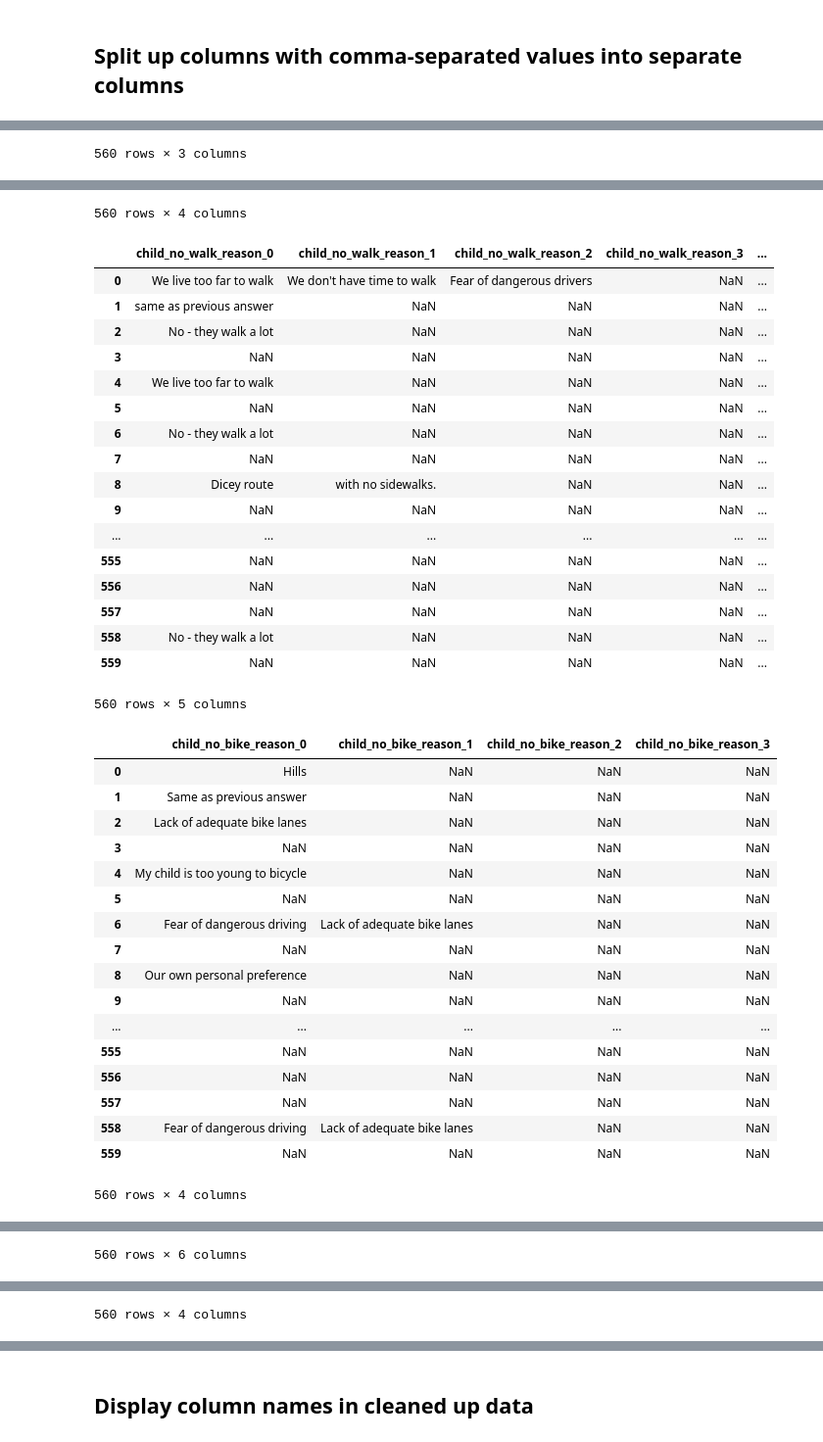
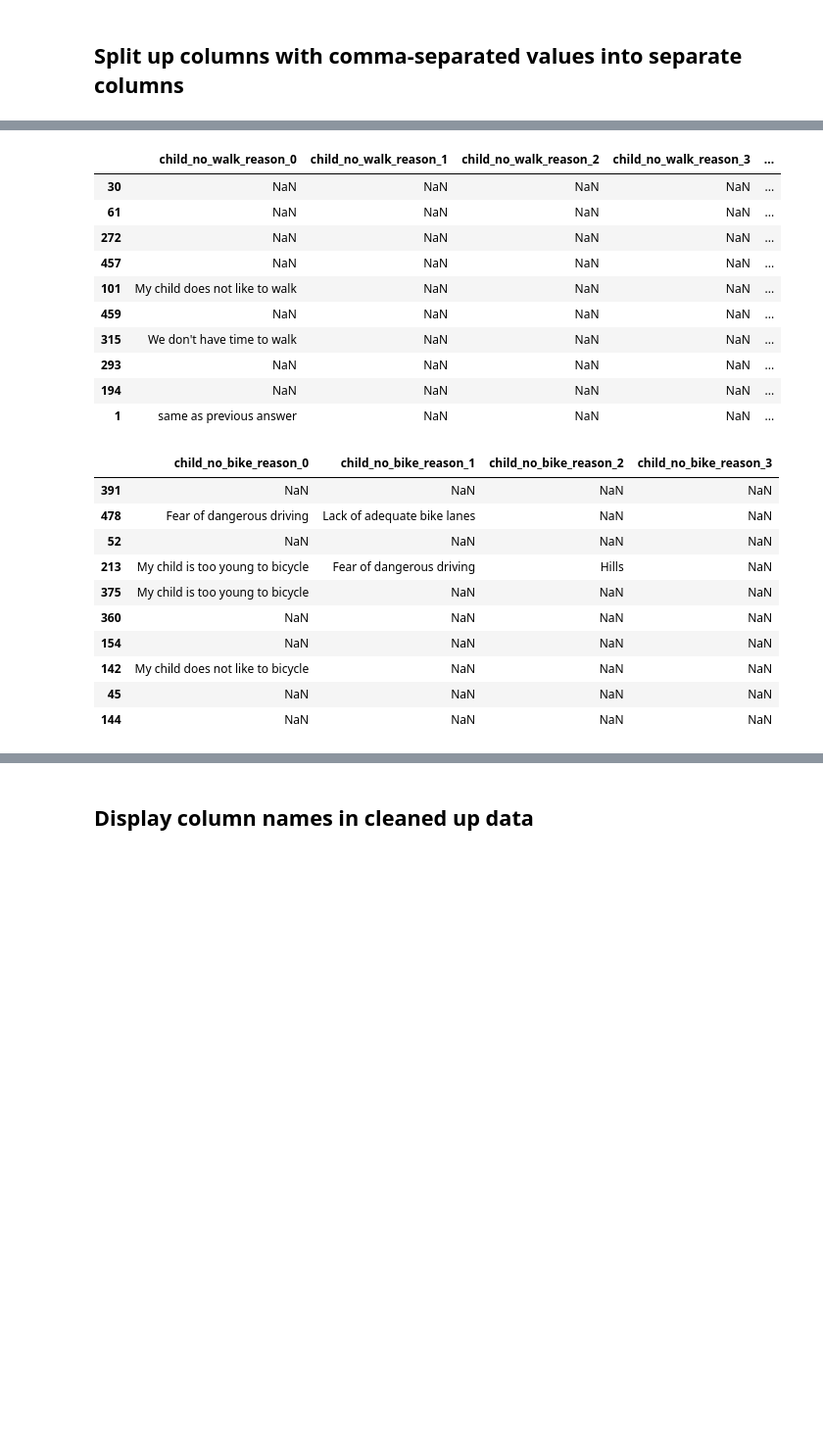
Before and after one commit to croton-on-hudson/bicycle-pedestrian-committee, a Jupyter notebook: survey/analysis/1.cleanup.ipynb, the cells around one changed output, grey strips where cells are left out. Shown at 98% size. Drawn from its saved outputs; the diff is of its cells as text; code cells hidden in the pictures; blank space fills up the shorter version.

```diff
--- a/survey/analysis/1.cleanup.ipynb
+++ b/survey/analysis/1.cleanup.ipynb
@@ -202,6 +206,6 @@ for column_name in fields:
     # delete the original column from the original dataframe
     del df[column_name]
 
-    display(df2)
+    display(df2.sample(n=10)) #random sample of rows)
 # %% [output]
 |  | schools_0 | schools_1 | schools_2 |
@@ -224,2 +222 @@ for column_name in fields:
-560 rows × 3 columns
 |  | child_drive_reason_0 | child_drive_reason_1 | child_drive_reason_2 | child_drive_reason_3 |
@@ -242,38 +233,23 @@ for column_name in fields:
-560 rows × 4 columns
 |  | child_no_walk_reason_0 | child_no_walk_reason_1 | child_no_walk_reason_2 | child_no_walk_reason_3 | ... |
-| 0 | We live too far to walk | We don't have time to walk | Fear of dangerous drivers | NaN | ... |
+| 30 | NaN | NaN | NaN | NaN | ... |
+| 61 | NaN | NaN | NaN | NaN | ... |
+| 272 | NaN | NaN | NaN | NaN | ... |
+| 457 | NaN | NaN | NaN | NaN | ... |
+| 101 | My child does not like to walk | NaN | NaN | NaN | ... |
+| 459 | NaN | NaN | NaN | NaN | ... |
+| 315 | We don't have time to walk | NaN | NaN | NaN | ... |
+| 293 | NaN | NaN | NaN | NaN | ... |
+| 194 | NaN | NaN | NaN | NaN | ... |
 | 1 | same as previous answer | NaN | NaN | NaN | ... |
-| 2 | No - they walk a lot | NaN | NaN | NaN | ... |
-| 3 | NaN | NaN | NaN | NaN | ... |
-| 4 | We live too far to walk | NaN | NaN | NaN | ... |
-| 5 | NaN | NaN | NaN | NaN | ... |
-| 6 | No - they walk a lot | NaN | NaN | NaN | ... |
-| 7 | NaN | NaN | NaN | NaN | ... |
-| 8 | Dicey route | with no sidewalks. | NaN | NaN | ... |
-| 9 | NaN | NaN | NaN | NaN | ... |
-| ... | ... | ... | ... | ... | ... |
-| 555 | NaN | NaN | NaN | NaN | ... |
-| 556 | NaN | NaN | NaN | NaN | ... |
-| 557 | NaN | NaN | NaN | NaN | ... |
-| 558 | No - they walk a lot | NaN | NaN | NaN | ... |
-| 559 | NaN | NaN | NaN | NaN | ... |
-560 rows × 5 columns
 |  | child_no_bike_reason_0 | child_no_bike_reason_1 | child_no_bike_reason_2 | child_no_bike_reason_3 |
-| 0 | Hills | NaN | NaN | NaN |
-| 1 | Same as previous answer | NaN | NaN | NaN |
-| 2 | Lack of adequate bike lanes | NaN | NaN | NaN |
-| 3 | NaN | NaN | NaN | NaN |
-| 4 | My child is too young to bicycle | NaN | NaN | NaN |
-| 5 | NaN | NaN | NaN | NaN |
-| 6 | Fear of dangerous driving | Lack of adequate bike lanes | NaN | NaN |
-| 7 | NaN | NaN | NaN | NaN |
-| 8 | Our own personal preference | NaN | NaN | NaN |
-| 9 | NaN | NaN | NaN | NaN |
-| ... | ... | ... | ... | ... |
-| 555 | NaN | NaN | NaN | NaN |
-| 556 | NaN | NaN | NaN | NaN |
-| 557 | NaN | NaN | NaN | NaN |
-| 558 | Fear of dangerous driving | Lack of adequate bike lanes | NaN | NaN |
-| 559 | NaN | NaN | NaN | NaN |
+| 391 | NaN | NaN | NaN | NaN |
+| 478 | Fear of dangerous driving | Lack of adequate bike lanes | NaN | NaN |
+| 52 | NaN | NaN | NaN | NaN |
+| 213 | My child is too young to bicycle | Fear of dangerous driving | Hills | NaN |
+| 375 | My child is too young to bicycle | NaN | NaN | NaN |
+| 360 | NaN | NaN | NaN | NaN |
+| 154 | NaN | NaN | NaN | NaN |
+| 142 | My child does not like to bicycle | NaN | NaN | NaN |
+| 45 | NaN | NaN | NaN | NaN |
+| 144 | NaN | NaN | NaN | NaN |
-560 rows × 4 columns
 |  | no_walk_reason_0 | no_walk_reason_1 | no_walk_reason_2 | no_walk_reason_3 | no_walk_reason_4 | ... |
@@ -296,2 +266 @@ for column_name in fields:
-560 rows × 6 columns
 |  | no_bike_reason_0 | no_bike_reason_1 | no_bike_reason_2 | no_bike_reason_3 |
@@ -314,2 +277 @@ for column_name in fields:
-560 rows × 4 columns
 |  | drive_reason_0 | drive_reason_1 | drive_reason_2 | drive_reason_3 | drive_reason_4 | drive_reason_5 |
```
Also changed, not shown: parts of 3 cells of this notebook, 2 other files.
